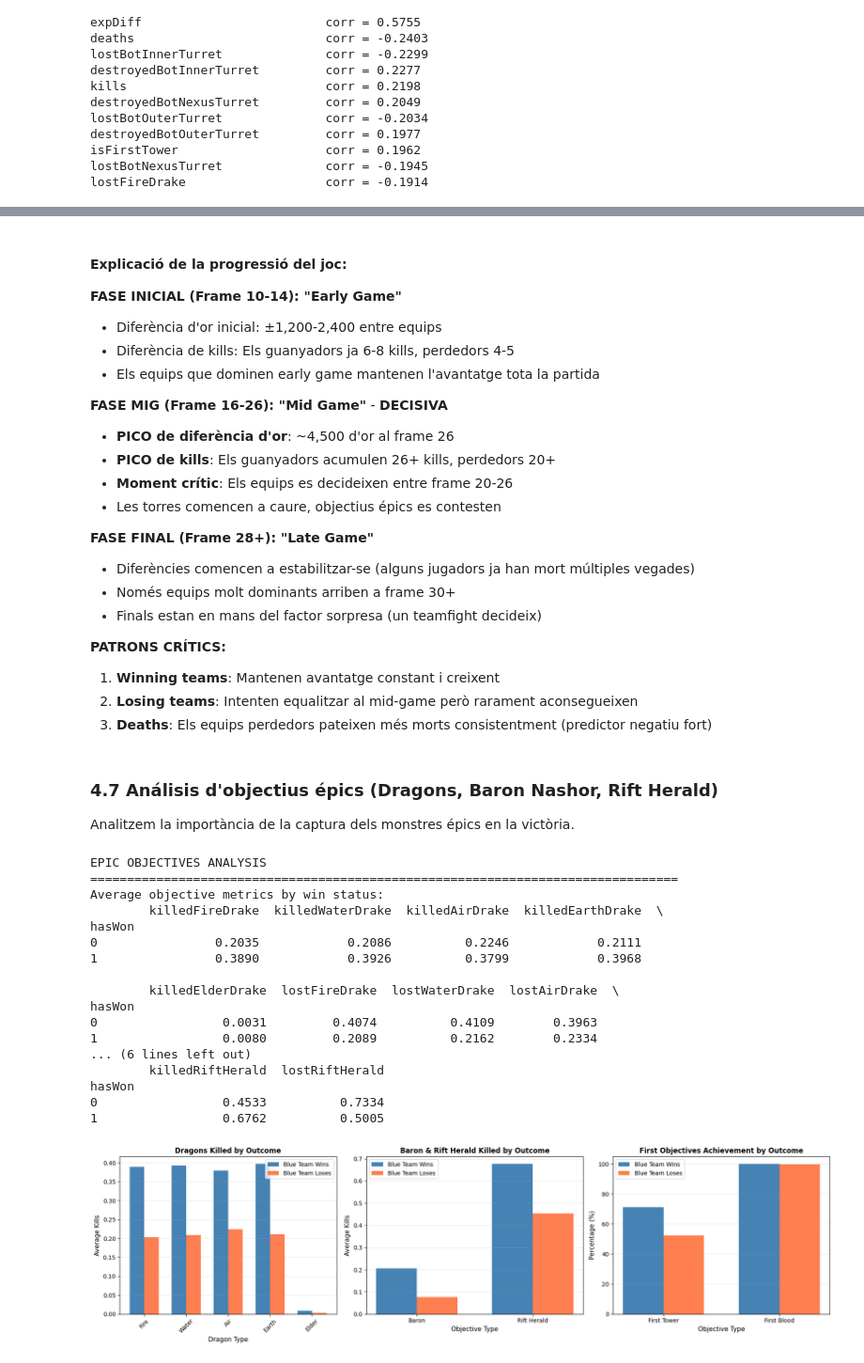
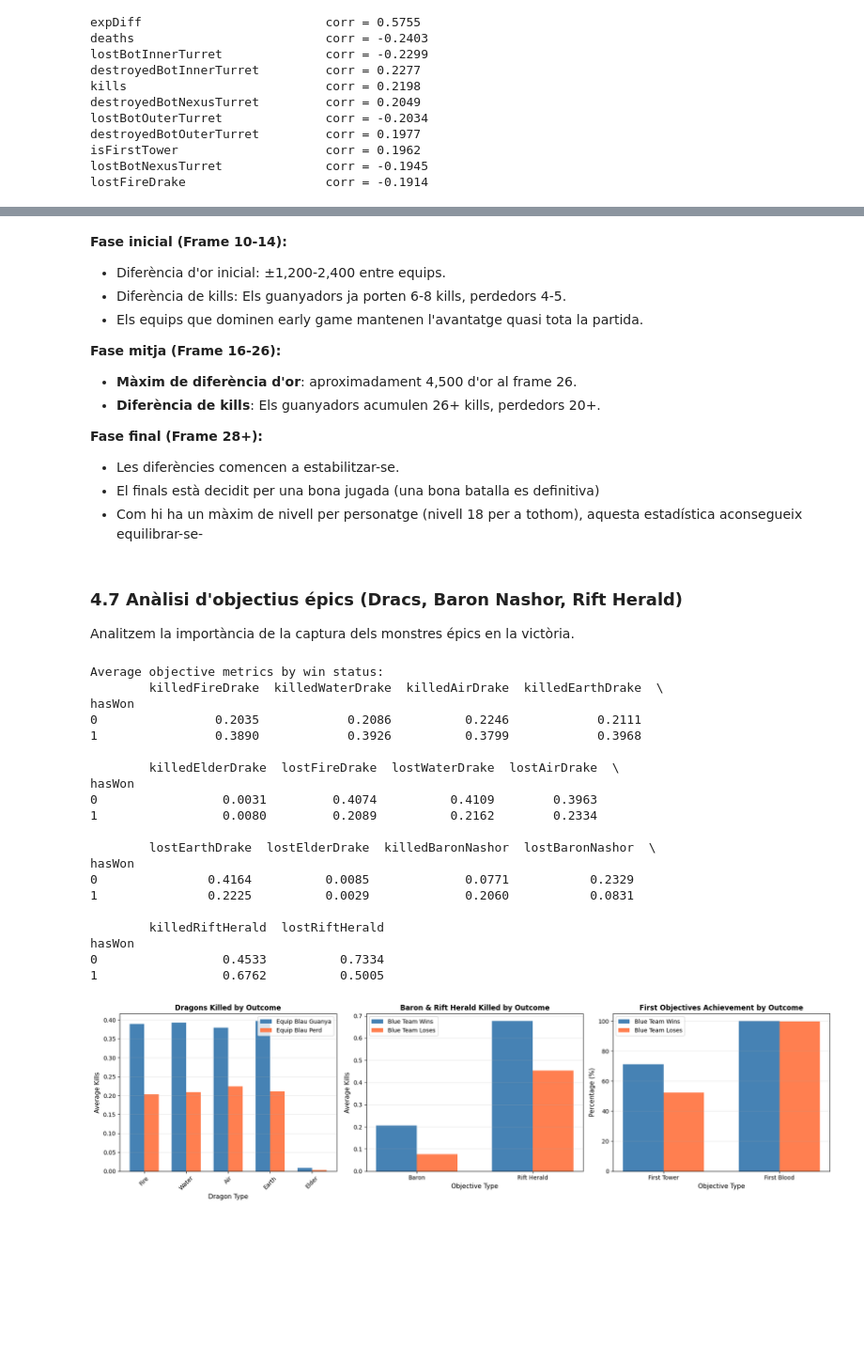
Before and after one commit to NIU1634990/kaggle_lol, a Jupyter notebook: kaggle.ipynb, the cells around one changed output, grey strips where cells are left out. Shown at 94% size. Drawn from its saved outputs; the diff is of its cells as text; code cells hidden in the pictures; blank space fills up the shorter version.

```diff
--- a/kaggle.ipynb
+++ b/kaggle.ipynb
@@ -491,35 +477,22 @@ Mean statistics by frame and win status:
 # %% [markdown]
-#### Explicació de la progressió del joc:
+**Fase inicial (Frame 10-14):**
+- Diferència d'or inicial: ±1,200-2,400 entre equips.
+- Diferència de kills: Els guanyadors ja porten 6-8 kills, perdedors 4-5.
+- Els equips que dominen early game mantenen l'avantatge quasi tota la partida.
 
-**FASE INICIAL (Frame 10-14): "Early Game"**
-- Diferència d'or inicial: ±1,200-2,400 entre equips
-- Diferència de kills: Els guanyadors ja 6-8 kills, perdedors 4-5
-- Els equips que dominen early game mantenen l'avantatge tota la partida
+**Fase mitja (Frame 16-26):**
+- **Màxim de diferència d'or**: aproximadament 4,500 d'or al frame 26.
+- **Diferència de kills**: Els guanyadors acumulen 26+ kills, perdedors 20+.
 
-**FASE MIG (Frame 16-26): "Mid Game"** - **DECISIVA**
-- **PICO de diferència d'or**: ~4,500 d'or al frame 26
-- **PICO de kills**: Els guanyadors acumulen 26+ kills, perdedors 20+
-- **Moment crític**: Els equips es decideixen entre frame 20-26
-- Les torres comencen a caure, objectius épics es contesten
-
-**FASE FINAL (Frame 28+): "Late Game"**
-- Diferències comencen a estabilitzar-se (alguns jugadors ja han mort múltiples vegades)
-- Només equips molt dominants arriben a frame 30+
-- Finals estan en mans del factor sorpresa (un teamfight decideix)
-
-**PATRONS CRÍTICS:**
-1. **Winning teams**: Mantenen avantatge constant i creixent
-2. **Losing teams**: Intenten equalitzar al mid-game però rarament aconsegueixen
-3. **Deaths**: Els equips perdedors pateixen més morts consistentment (predictor negatiu fort)
+**Fase final (Frame 28+):**
+- Les diferències comencen a estabilitzar-se.
+- El finals està decidit per una bona jugada (una bona batalla es definitiva)
+- Com hi ha un màxim de nivell per personatge (nivell 18 per a tothom), aquesta estadística aconsegueix equilibrar-se-
 # %% [markdown]
-### 4.7 Análisis d'objectius épics (Dragons, Baron Nashor, Rift Herald)
+### 4.7 Anàlisi d'objectius épics (Dracs, Baron Nashor, Rift Herald)
 Analitzem la importància de la captura dels monstres épics en la victòria.
 # %%
-# Analyze epic objectives
-print("EPIC OBJECTIVES ANALYSIS")
-print("="*80)
-
-# Dragons killed and lost
+# Dracs aconseguits i perduts
 dragons_data = df.groupby('hasWon').agg({
     'killedFireDrake': 'mean',
     'killedWaterDrake': 'mean',
@@ -540,10 +513,10 @@ dragons_data = df.groupby('hasWon').agg({
 print("Average objective metrics by win status:")
 print(dragons_data)
 
-# Visualization of objectives
+# Visualització dels objectius
 fig, axes = plt.subplots(1, 3, figsize=(18, 5))
 
-# Dragons
+# Dracs
 ax = axes[0]
 dragon_types = ['Fire', 'Water', 'Air', 'Earth', 'Elder']
 wins = [df[df['hasWon']==1]['killedFireDrake'].mean(),
@@ -559,8 +532,8 @@ losses = [df[df['hasWon']==0]['killedFireDrake'].mean(),
 
 x = np.arange(len(dragon_types))
 width = 0.35
-ax.bar(x - width/2, wins, width, label='Blue Team Wins', color='steelblue')
-ax.bar(x + width/2, losses, width, label='Blue Team Loses', color='coral')
+ax.bar(x - width/2, wins, width, label='Equip Blau Guanya', color='steelblue')
+ax.bar(x + width/2, losses, width, label='Equip Blau Perd', color='coral')
 ax.set_xlabel('Dragon Type', fontsize=11)
 ax.set_ylabel('Average Kills', fontsize=11)
 ax.set_title('Dragons Killed by Outcome', fontsize=12, fontweight='bold')
@@ -588,7 +561,7 @@ ax.set_xticklabels(objectives)
 ax.legend()
 ax.grid(axis='y', alpha=0.3)
 
-# First objectives
+# Primers objectius
 ax = axes[2]
 first_objs = ['First Tower', 'First Blood']
 wins_first = [df[df['hasWon']==1]['isFirstTower'].mean() * 100,
@@ -597,35 +570,38 @@ losses_first = [df[df['hasWon']==0]['isFirstTower'].mean() * 100,
                 df[df['hasWon']==0]['isFirstBlood'].mean() * 100]
 
 x = np.arange(len(first_objs))
 ax.bar(x - width/2, wins_first, width, label='Blue Team Wins', color='steelblue')
 ax.bar(x + width/2, losses_first, width, label='Blue Team Loses', color='coral')
 ax.set_xlabel('Objective Type', fontsize=11)
 ax.set_ylabel('Percentage (%)', fontsize=11)
 ax.set_title('First Objectives Achievement by Outcome', fontsize=12, fontweight='bold')
 ax.set_xticks(x)
 ax.set_xticklabels(first_objs)
 ax.legend()
 ax.grid(axis='y', alpha=0.3)
 
 plt.tight_layout()
 plt.show()
 # %% [output]
-EPIC OBJECTIVES ANALYSIS
-================================================================================
 Average objective metrics by win status:
         killedFireDrake  killedWaterDrake  killedAirDrake  killedEarthDrake  \
 hasWon
 0                0.2035            0.2086          0.2246            0.2111
 1                0.3890            0.3926          0.3799            0.3968
 
         killedElderDrake  lostFireDrake  lostWaterDrake  lostAirDrake  \
 hasWon
 0                 0.0031         0.4074          0.4109        0.3963
 1                 0.0080         0.2089          0.2162        0.2334
-... (6 lines left out)
+
+        lostEarthDrake  lostElderDrake  killedBaronNashor  lostBaronNashor  \
+hasWon
+0               0.4164          0.0085             0.0771           0.2329
+1               0.2225          0.0029             0.2060           0.0831
+
         killedRiftHerald  lostRiftHerald
 hasWon
 0                 0.4533          0.7334
 1                 0.6762          0.5005
-[figure, old version]
+[figure, new version]
 # %% [markdown]
```
Also changed, not shown: parts of 14 cells of this notebook.
